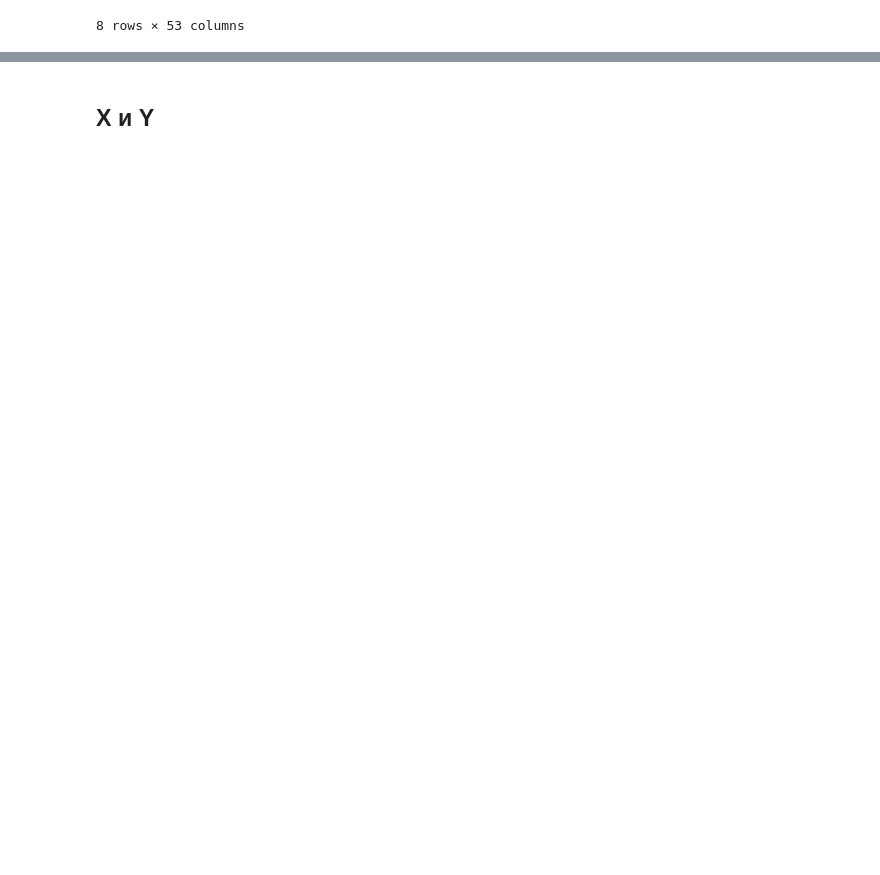
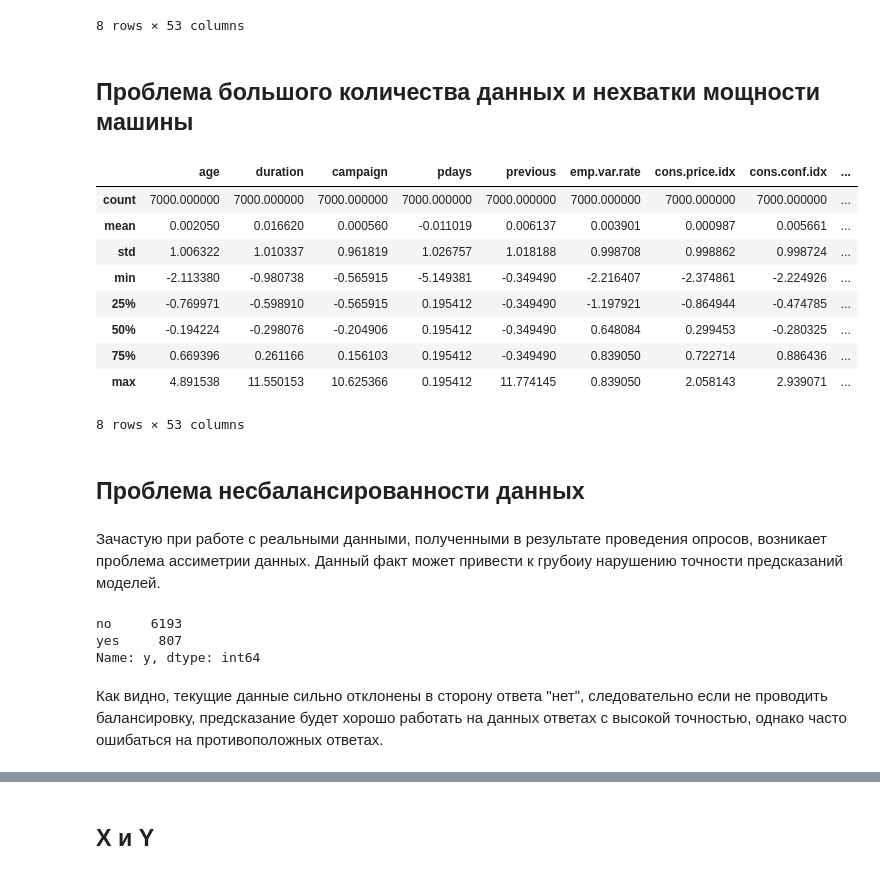
Before and after one commit to KhAngelina/ML, a Jupyter notebook: Task1/tutorial_deposite_prediction.ipynb, the cells around one changed output, grey strips where cells are left out. Drawn from its saved outputs; the diff is of its cells as text; code cells hidden in the pictures; blank space fills up the shorter version.

```diff
--- a/Task1/tutorial_deposite_prediction.ipynb
+++ b/Task1/tutorial_deposite_prediction.ipynb
@@ -538,3 +538,34 @@ data.describe()
 | 75% | 6.693957e-01 | 2.341683e-01 | 1.561030e-01 | 1.954115e-01 | -3.494900e-01 | 8.390505e-01 | 7.227137e-01 | 8.864358e-01 | ... |
 | max | 5.563242e+00 | 1.797180e+01 | 1.928958e+01 | 1.954115e-01 | 1.379475e+01 | 8.390505e-01 | 2.058143e+00 | 2.939071e+00 | ... |
 8 rows × 53 columns
+# %% [markdown]
+## Проблема большого количества данных и нехватки мощности машины
+# %%
+# Для того, чтобы быстрее проходил подбор параметров и хватило мощности машины, рандомно выделим подмножество данных
+# Однако это может повлиять на точность результата
+full_data = data
+data = data.sample(n=7000, random_state = 1)
+data.describe()
+# %% [output]
+|  | age | duration | campaign | pdays | previous | emp.var.rate | cons.price.idx | cons.conf.idx | ... |
+| count | 7000.000000 | 7000.000000 | 7000.000000 | 7000.000000 | 7000.000000 | 7000.000000 | 7000.000000 | 7000.000000 | ... |
+| mean | 0.002050 | 0.016620 | 0.000560 | -0.011019 | 0.006137 | 0.003901 | 0.000987 | 0.005661 | ... |
+| std | 1.006322 | 1.010337 | 0.961819 | 1.026757 | 1.018188 | 0.998708 | 0.998862 | 0.998724 | ... |
+| min | -2.113380 | -0.980738 | -0.565915 | -5.149381 | -0.349490 | -2.216407 | -2.374861 | -2.224926 | ... |
+| 25% | -0.769971 | -0.598910 | -0.565915 | 0.195412 | -0.349490 | -1.197921 | -0.864944 | -0.474785 | ... |
+| 50% | -0.194224 | -0.298076 | -0.204906 | 0.195412 | -0.349490 | 0.648084 | 0.299453 | -0.280325 | ... |
+| 75% | 0.669396 | 0.261166 | 0.156103 | 0.195412 | -0.349490 | 0.839050 | 0.722714 | 0.886436 | ... |
+| max | 4.891538 | 11.550153 | 10.625366 | 0.195412 | 11.774145 | 0.839050 | 2.058143 | 2.939071 | ... |
+8 rows × 53 columns
+# %% [markdown]
+## Проблема несбалансированности данных
+# %% [markdown]
+Зачастую при работе с реальными данными, полученными в результате проведения опросов, возникает проблема ассиметрии данных. Данный факт может привести к грубоиу нарушению точности предсказаний моделей.
+# %%
+data['y'].value_counts()
+# %% [output]
+no     6193
+yes     807
+Name: y, dtype: int64
+# %% [markdown]
+Как видно, текущие данные сильно отклонены в сторону ответа "нет", следовательно если не проводить балансировку, предсказание будет хорошо работать на данных ответах с высокой точностью, однако часто ошибаться на противоположных ответах.
```
Also changed, not shown: parts of 66 cells of this notebook.
